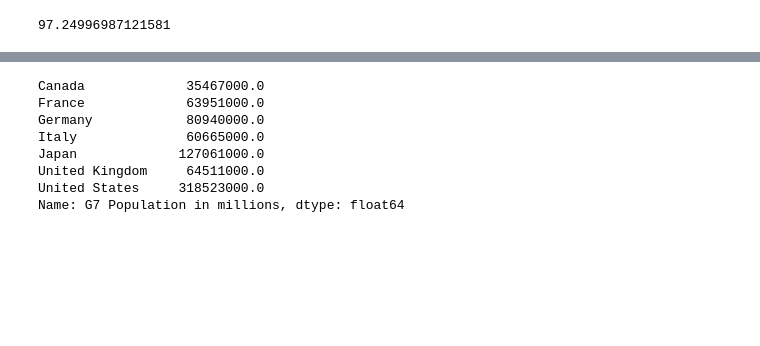
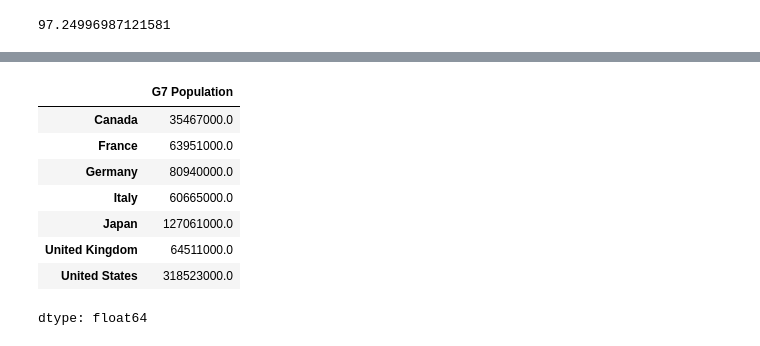
Before and after one commit to zhuowang0607/freecodecamp-intro-to-pandas, a Jupyter notebook: 1 - Pandas - Series.ipynb, the cells around one changed output, grey strips where cells are left out. Cells and saved outputs as stored; diff of their text form; code cells hidden in the pictures; blank space fills up the shorter version.

```diff
--- a/1 - Pandas - Series.ipynb
+++ b/1 - Pandas - Series.ipynb
@@ -355,11 +370,14 @@ Name: G7 Population in millions, dtype: float64
-# %%
-g7_pop * 1_000_000
-# %% [output]
-Canada             35467000.0
-France             63951000.0
-Germany            80940000.0
-Italy              60665000.0
-Japan             127061000.0
-United Kingdom     64511000.0
-United States     318523000.0
-Name: G7 Population in millions, dtype: float64
+# %%
+g7_pop1=g7_pop * 1_000_000
+# %%
+g7_pop1
+# %% [output]
+|  | G7 Population |
+| Canada | 35467000.0 |
+| France | 63951000.0 |
+| Germany | 80940000.0 |
+| Italy | 60665000.0 |
+| Japan | 127061000.0 |
+| United Kingdom | 64511000.0 |
+| United States | 318523000.0 |
+dtype: float64
```
Also changed, not shown: parts of 24 cells of this notebook.
